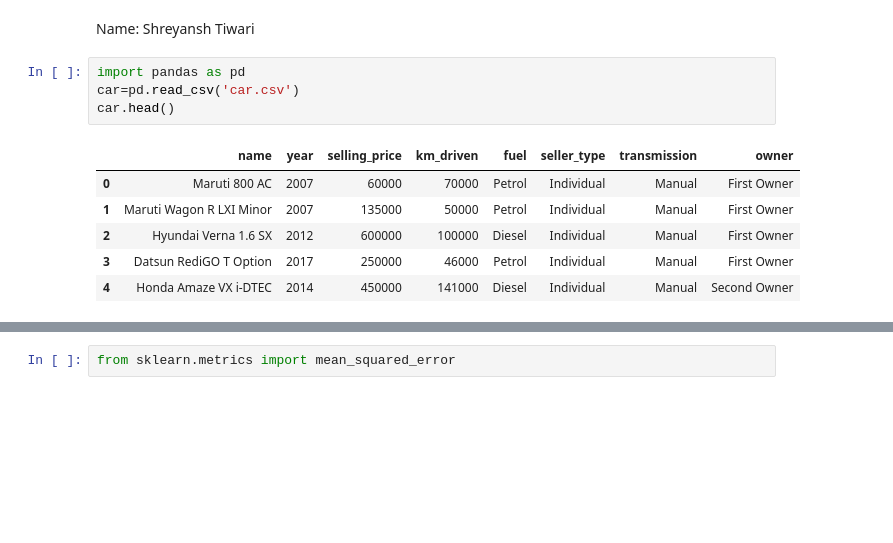
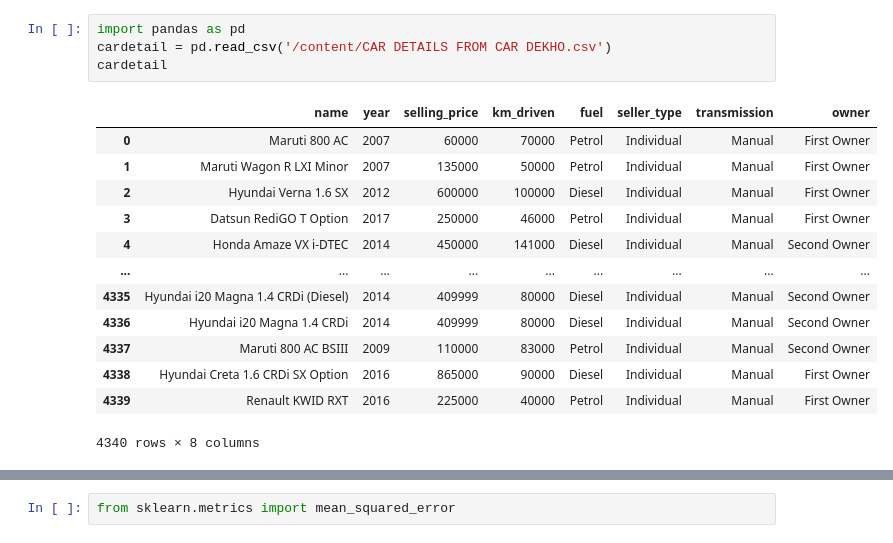
Before and after one commit to praxton74/Assignment-1-2025, a Jupyter notebook: linear_regression.ipynb, the cells around one changed output, grey strips where cells are left out. Drawn from its saved outputs; the diff is of its cells as text; blank space fills up the shorter version.

```diff
--- a/linear_regression.ipynb
+++ b/linear_regression.ipynb
@@ -3,13 +1,18 @@
-# %% [markdown]
-Name: Shreyansh Tiwari
 # %%
 import pandas as pd
-car=pd.read_csv('car.csv')
-car.head()
+cardetail = pd.read_csv('/content/CAR DETAILS FROM CAR DEKHO.csv')
+cardetail
 # %% [output]
 |  | name | year | selling_price | km_driven | fuel | seller_type | transmission | owner |
 | 0 | Maruti 800 AC | 2007 | 60000 | 70000 | Petrol | Individual | Manual | First Owner |
 | 1 | Maruti Wagon R LXI Minor | 2007 | 135000 | 50000 | Petrol | Individual | Manual | First Owner |
 | 2 | Hyundai Verna 1.6 SX | 2012 | 600000 | 100000 | Diesel | Individual | Manual | First Owner |
 | 3 | Datsun RediGO T Option | 2017 | 250000 | 46000 | Petrol | Individual | Manual | First Owner |
 | 4 | Honda Amaze VX i-DTEC | 2014 | 450000 | 141000 | Diesel | Individual | Manual | Second Owner |
+| ... | ... | ... | ... | ... | ... | ... | ... | ... |
+| 4335 | Hyundai i20 Magna 1.4 CRDi (Diesel) | 2014 | 409999 | 80000 | Diesel | Individual | Manual | Second Owner |
+| 4336 | Hyundai i20 Magna 1.4 CRDi | 2014 | 409999 | 80000 | Diesel | Individual | Manual | Second Owner |
+| 4337 | Maruti 800 AC BSIII | 2009 | 110000 | 83000 | Petrol | Individual | Manual | Second Owner |
+| 4338 | Hyundai Creta 1.6 CRDi SX Option | 2016 | 865000 | 90000 | Diesel | Individual | Manual | First Owner |
+| 4339 | Renault KWID RXT | 2016 | 225000 | 40000 | Petrol | Individual | Manual | First Owner |
+4340 rows × 8 columns
```
Also changed, not shown: parts of 33 cells of this notebook.
